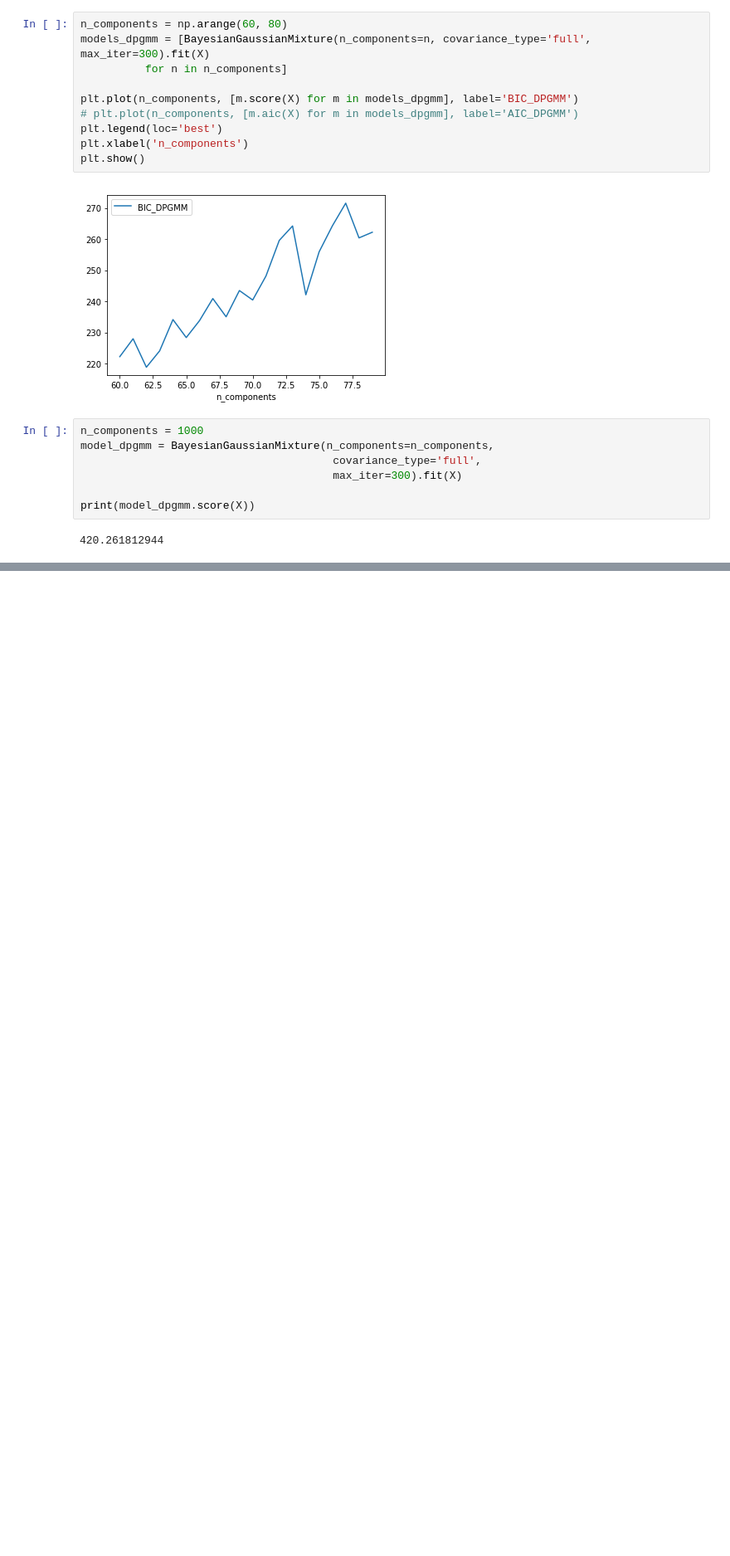
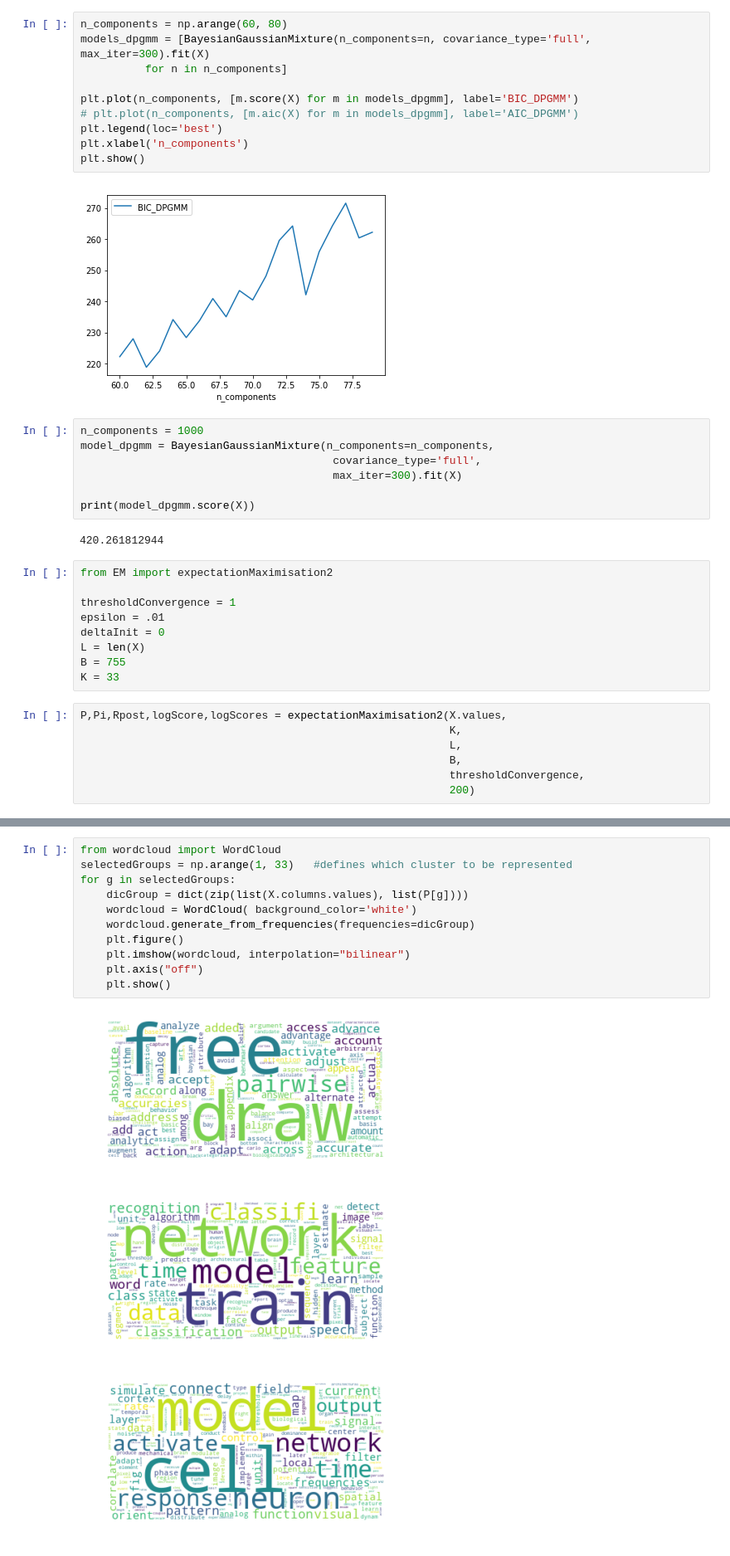
Before and after one commit to Machine-Learning-FGA/ArticleClusteringProblem, a Jupyter notebook: Clustering.ipynb, the cells around one changed output, grey strips where cells are left out. Shown at 83% size. Drawn from its saved outputs; the diff is of its cells as text; blank space fills up the shorter version.

```diff
--- a/Clustering.ipynb
+++ b/Clustering.ipynb
@@ -96,3 +100,19 @@ model_dpgmm = BayesianGaussianMixture(n_components=n_components,
 print(model_dpgmm.score(X))
 # %% [output]
 420.261812944
+# %%
+from EM import expectationMaximisation2
+
+thresholdConvergence = 1
+epsilon = .01
+deltaInit = 0
+L = len(X)
+B = 755
+K = 33
+# %%
+P,Pi,Rpost,logScore,logScores = expectationMaximisation2(X.values,
+                                                         K,
+                                                         L,
+                                                         B,
+                                                         thresholdConvergence,
+                                                         200)
@@ -98,0 +137,15 @@ print(model_dpgmm.score(X))
+# %%
+from wordcloud import WordCloud
+selectedGroups = np.arange(1, 33)   #defines which cluster to be represented
+for g in selectedGroups:
+    dicGroup = dict(zip(list(X.columns.values), list(P[g])))
+    wordcloud = WordCloud( background_color='white')
+    wordcloud.generate_from_frequencies(frequencies=dicGroup)
+    plt.figure()
+    plt.imshow(wordcloud, interpolation="bilinear")
+    plt.axis("off")
+    plt.show()
+# %% [output]
+[figure, added]
+[figure, added]
+[figure, added]
```
Also changed, not shown: parts of 5 cells of this notebook, 1 other file.
